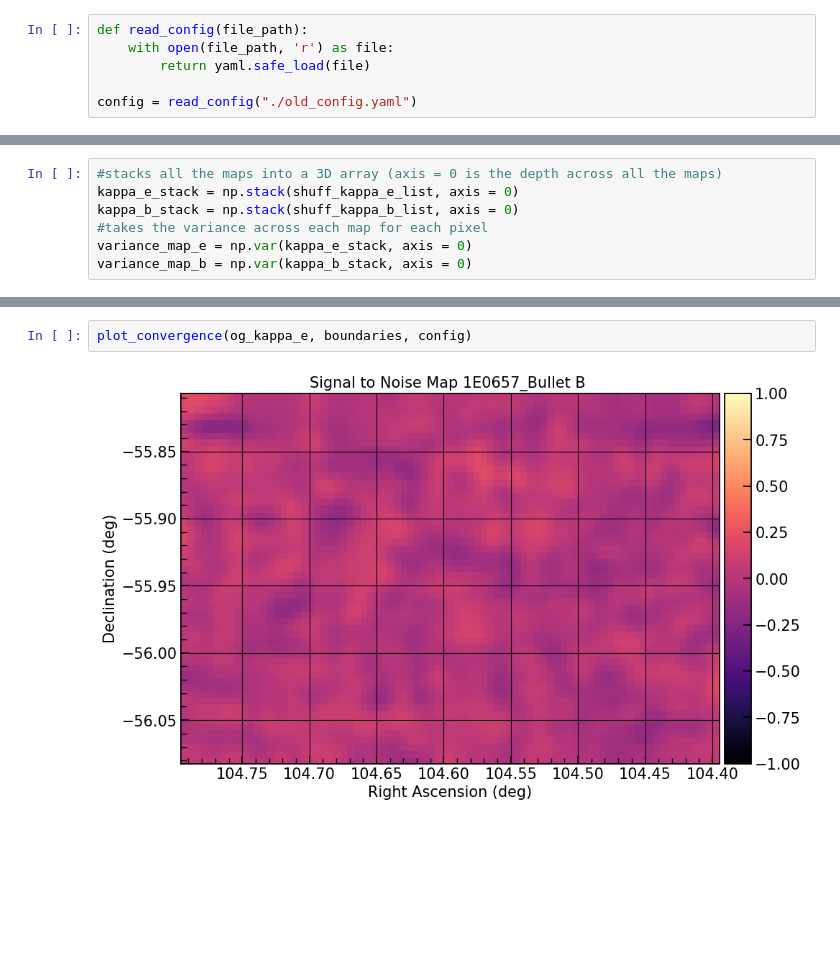
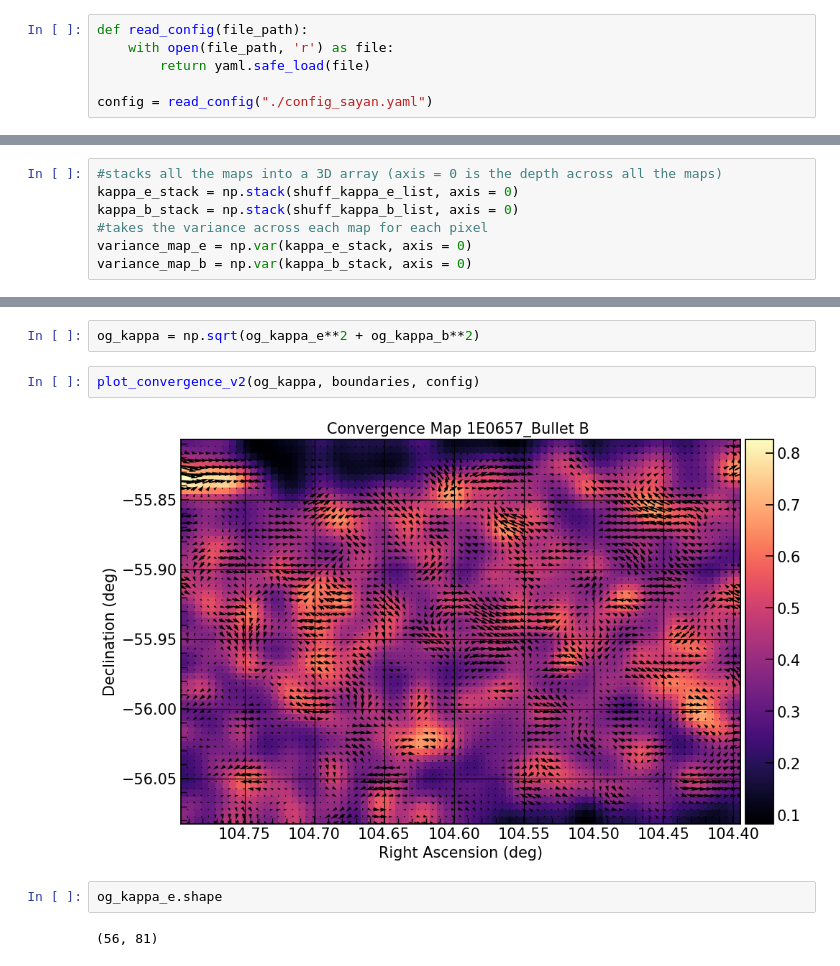
Before and after one commit to GeorgeVassilakis/SMPy, a Jupyter notebook: notebooks/scratch/shuffle_v2.ipynb, the cells around one changed output, grey strips where cells are left out. Saved outputs shown, nothing was run; the diff lists cells and outputs as text; blank space fills up the shorter version.

```diff
--- a/notebooks/scratch/shuffle_v2.ipynb
+++ b/notebooks/scratch/shuffle_v2.ipynb
@@ -16,7 +16,7 @@ def read_config(file_path):
     with open(file_path, 'r') as file:
         return yaml.safe_load(file)
 
-config = read_config("./old_config.yaml")
+config = read_config("./config_sayan.yaml")
 # %%
 def load_shear_data(shear_cat_path, ra_col, dec_col, g1_col, g2_col, weight_col):
     """
@@ -440,4 +535,10 @@ plt.imshow(mean, cmap = 'viridis')
+# %%
+og_kappa = np.sqrt(og_kappa_e**2 + og_kappa_b**2)
 # %%
-plot_convergence(og_kappa_e, boundaries, config)
+plot_convergence_v2(og_kappa, boundaries, config)
 # %% [output]
-[figure, old version]
+[figure, new version]
+# %%
+og_kappa_e.shape
+# %% [output]
+(56, 81)
```
Also changed, not shown: parts of 10 cells of this notebook, 1 other file.
